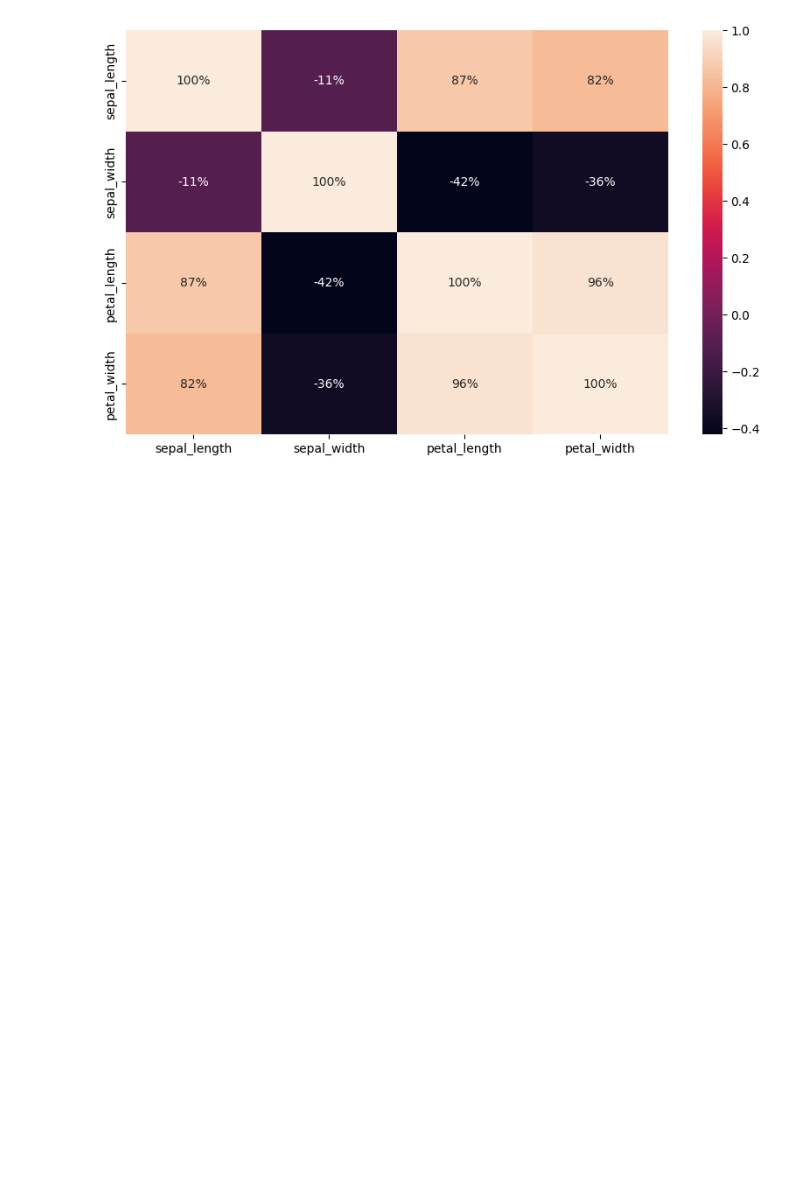
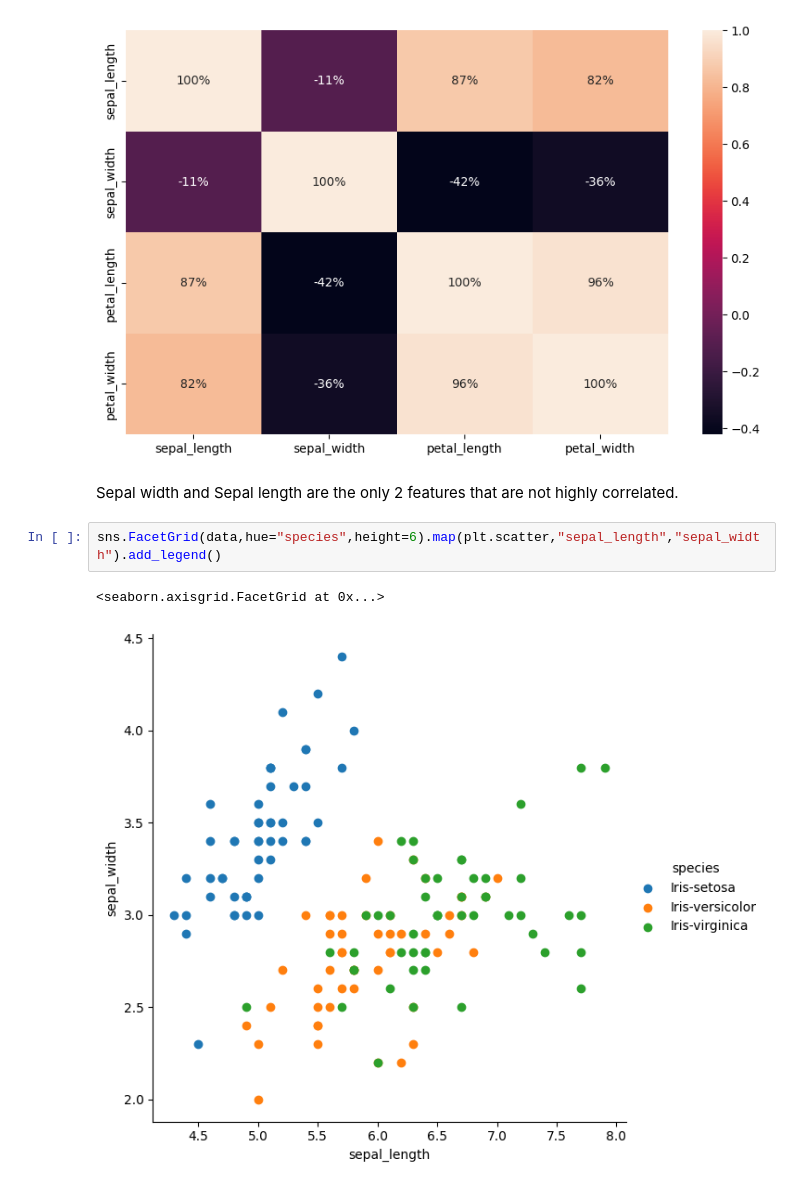
Before and after one commit to Hamdan-Khan/AI-Projects, a Jupyter notebook: classification_iris_flower/main.ipynb, the cells around one changed output. Saved outputs shown, nothing was run; the diff lists cells and outputs as text; blank space fills up the shorter version.

Commit message:
data visualization done

```diff
--- a/classification_iris_flower/main.ipynb
+++ b/classification_iris_flower/main.ipynb
@@ -63,3 +65,10 @@ sns.heatmap(data.drop(["species"],axis=1).corr(),annot=True,fmt=".0%")
 plt.show()
 # %% [output]
 [figure]
+# %% [markdown]
+Sepal width and Sepal length are the only 2 features that are not highly correlated.
+# %%
+sns.FacetGrid(data,hue="species",height=6).map(plt.scatter,"sepal_length","sepal_width").add_legend()
+# %% [output]
+<seaborn.axisgrid.FacetGrid at 0x...>
+[figure, added]
```
Also changed, not shown: parts of 3 cells of this notebook.
